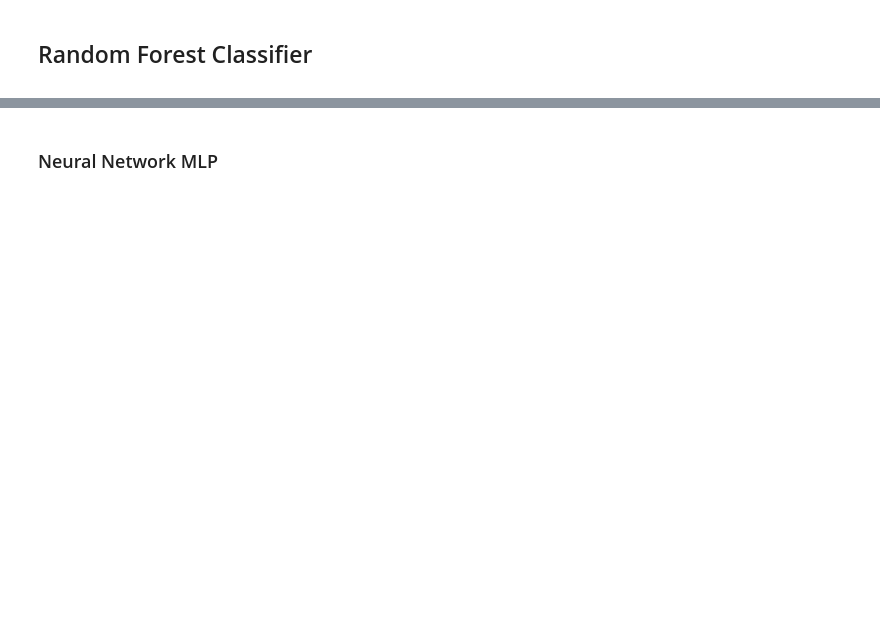
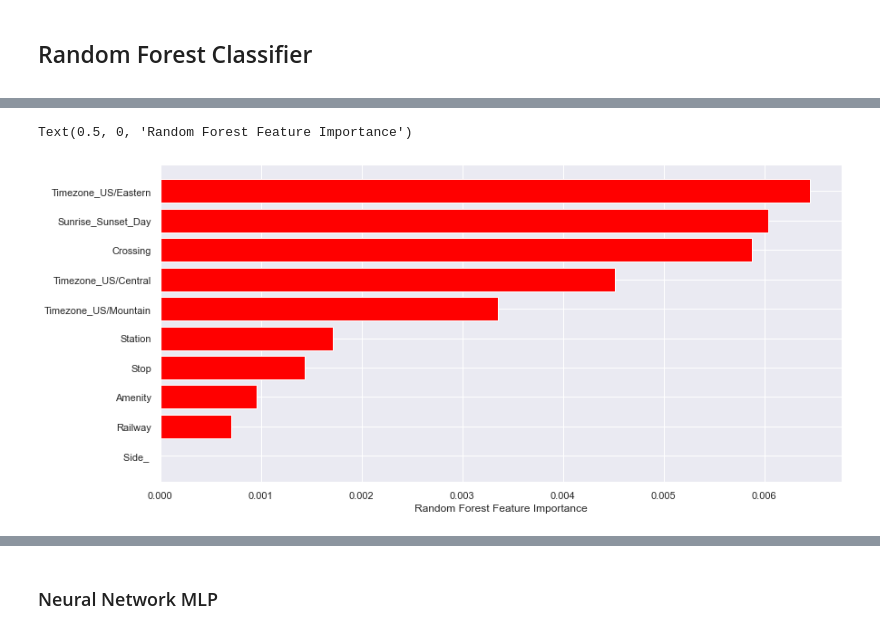
Before and after one commit to pvn-leo/DataAnalytics, a Jupyter notebook: EndToEnd.ipynb, the cells around one changed output, grey strips where cells are left out. Drawn from its saved outputs; the diff is of its cells as text; code cells hidden in the pictures; blank space fills up the shorter version.

```diff
--- a/EndToEnd.ipynb
+++ b/EndToEnd.ipynb
@@ -519,0 +542,7 @@ Random Forest Classifier Confusion Matrix
+# %%
+sorted_idx = rfc.feature_importances_.argsort()[:10]
+plt.barh(X_train.columns[sorted_idx], rfc.feature_importances_[sorted_idx],color="red")
+plt.xlabel("Random Forest Feature Importance")
+# %% [output]
+Text(0.5, 0, 'Random Forest Feature Importance')
+[figure, added]
```
Also changed, not shown: parts of 32 cells of this notebook, 1 other file.
